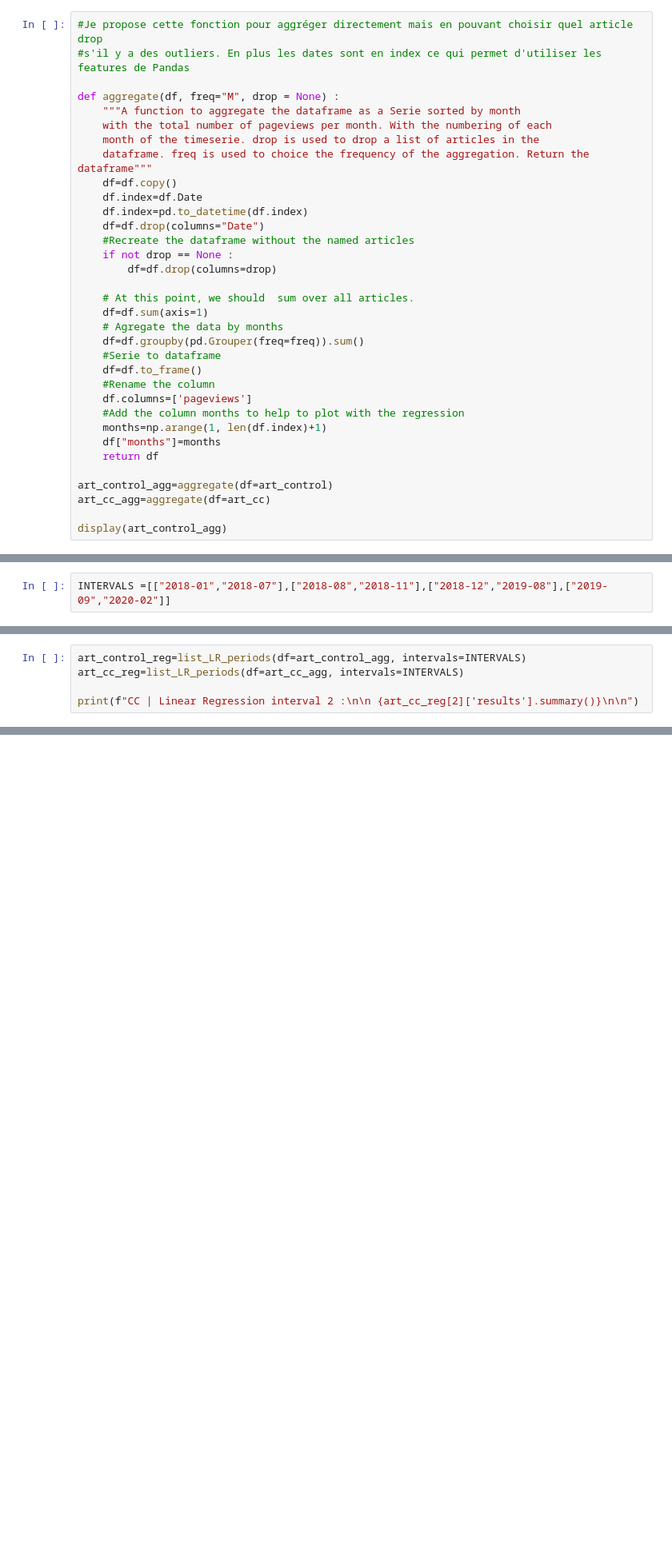
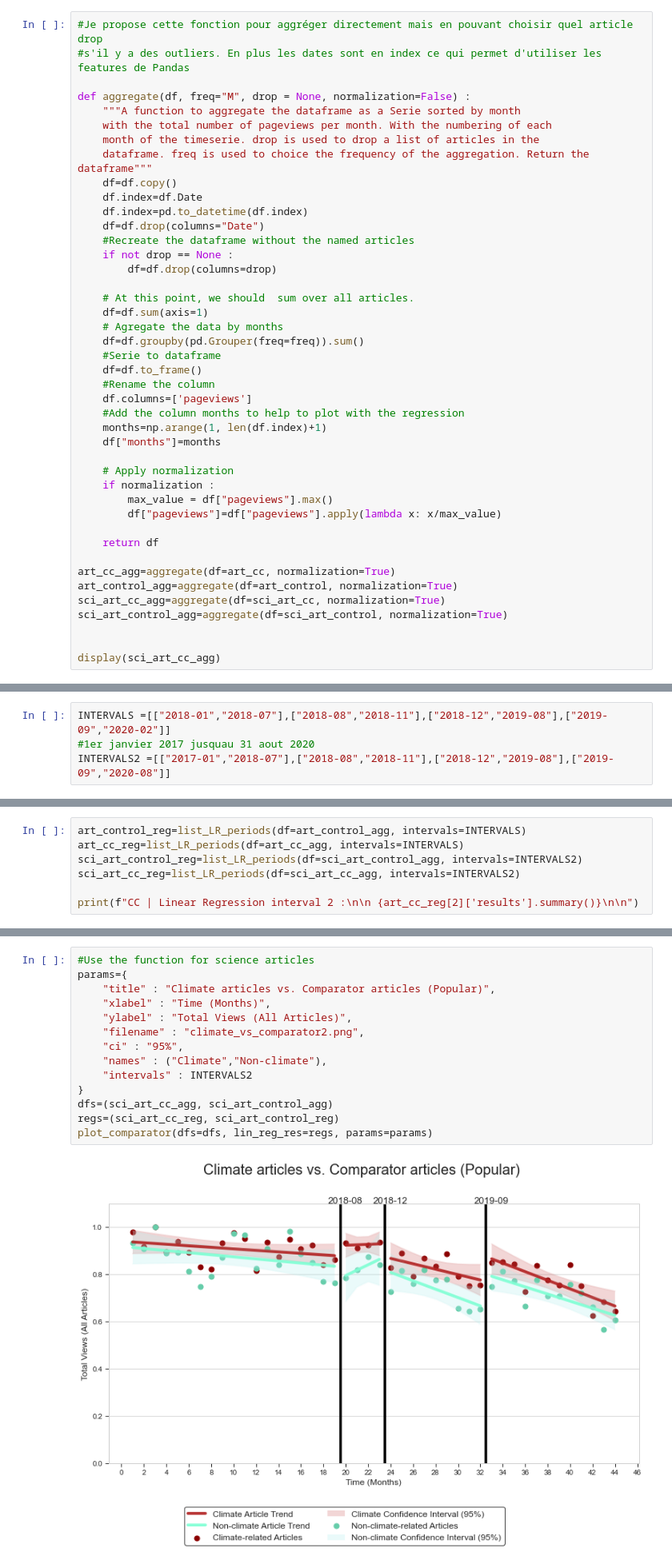
Before and after one commit to epfl-ada/ada-2020-project-milestone-p3-p3_tadaa, a Jupyter notebook: creative_extension.ipynb, the cells around one changed output, grey strips where cells are left out. Shown: that part at 80% size. Drawn from its saved outputs; the diff is of its cells as text; blank space fills up the shorter version.

Commit message:
normalization n new data

```diff
--- a/creative_extension.ipynb
+++ b/creative_extension.ipynb
@@ -86,7 +110,7 @@ art_control.head()
 #Je propose cette fonction pour aggréger directement mais en pouvant choisir quel article drop
 #s'il y a des outliers. En plus les dates sont en index ce qui permet d'utiliser les features de Pandas
 
-def aggregate(df, freq="M", drop = None) :
+def aggregate(df, freq="M", drop = None, normalization=False) :
     """A function to aggregate the dataframe as a Serie sorted by month
     with the total number of pageviews per month. With the numbering of each
     month of the timeserie. drop is used to drop a list of articles in the
@@ -110,9 +134,18 @@ def aggregate(df, freq="M", drop = None) :
     #Add the column months to help to plot with the regression
     months=np.arange(1, len(df.index)+1)
     df["months"]=months
+
+    # Apply normalization
+    if normalization :
+        max_value = df["pageviews"].max()
+        df["pageviews"]=df["pageviews"].apply(lambda x: x/max_value)
+
     return df
 
-art_control_agg=aggregate(df=art_control)
-art_cc_agg=aggregate(df=art_cc)
+art_cc_agg=aggregate(df=art_cc, normalization=True)
+art_control_agg=aggregate(df=art_control, normalization=True)
+sci_art_cc_agg=aggregate(df=sci_art_cc, normalization=True)
+sci_art_control_agg=aggregate(df=sci_art_control, normalization=True)
 
-display(art_control_agg)
+
+display(sci_art_cc_agg)
@@ -124,6 +176,8 @@ display(art_control_agg)
 >Here we define all the intervals between the mentioned event about the climate : the school strike of August 20, 2018 led by Greta Thunberg, the 2018 United Nations Climate Change Conference (COP24) on December 14, 2018 and the summit of the United Nations on September 23, 2019. The modularity of the code allows to simply add or put out an event without changing the code.
 # %%
 INTERVALS =[["2018-01","2018-07"],["2018-08","2018-11"],["2018-12","2019-08"],["2019-09","2020-02"]]
+#1er janvier 2017 jusquau 31 aout 2020
+INTERVALS2 =[["2017-01","2018-07"],["2018-08","2018-11"],["2018-12","2019-08"],["2019-09","2020-08"]]
 # %% [markdown]
 >Here we define a function to compute multiple linear regression according to intervals given as arguments. The function returns a dict with the summary of the results, the predicted values corresponding to the given pageviews/month dataframe and the upper/lower values of the confidence intervals for each regression.
 # %%
@@ -196,5 +250,7 @@ def list_LR_periods(df, intervals, CI=0.05) :
 # %%
 art_control_reg=list_LR_periods(df=art_control_agg, intervals=INTERVALS)
 art_cc_reg=list_LR_periods(df=art_cc_agg, intervals=INTERVALS)
+sci_art_control_reg=list_LR_periods(df=sci_art_control_agg, intervals=INTERVALS2)
+sci_art_cc_reg=list_LR_periods(df=sci_art_cc_agg, intervals=INTERVALS2)
 
 print(f"CC | Linear Regression interval 2 :\n\n {art_cc_reg[2]['results'].summary()}\n\n")
@@ -335,0 +412,16 @@ plot_comparator(dfs=dfs, lin_reg_res=regs, params=params)
+# %%
+#Use the function for science articles
+params={
+    "title" : "Climate articles vs. Comparator articles (Popular)",
+    "xlabel" : "Time (Months)",
+    "ylabel" : "Total Views (All Articles)",
+    "filename" : "climate_vs_comparator2.png",
+    "ci" : "95%",
+    "names" : ("Climate","Non-climate"),
+    "intervals" : INTERVALS2
+}
+dfs=(sci_art_cc_agg, sci_art_control_agg)
+regs=(sci_art_cc_reg, sci_art_control_reg)
+plot_comparator(dfs=dfs, lin_reg_res=regs, params=params)
+# %% [output]
+[figure, added]
```
Also changed, not shown: parts of 4 cells of this notebook, 1 other file.
